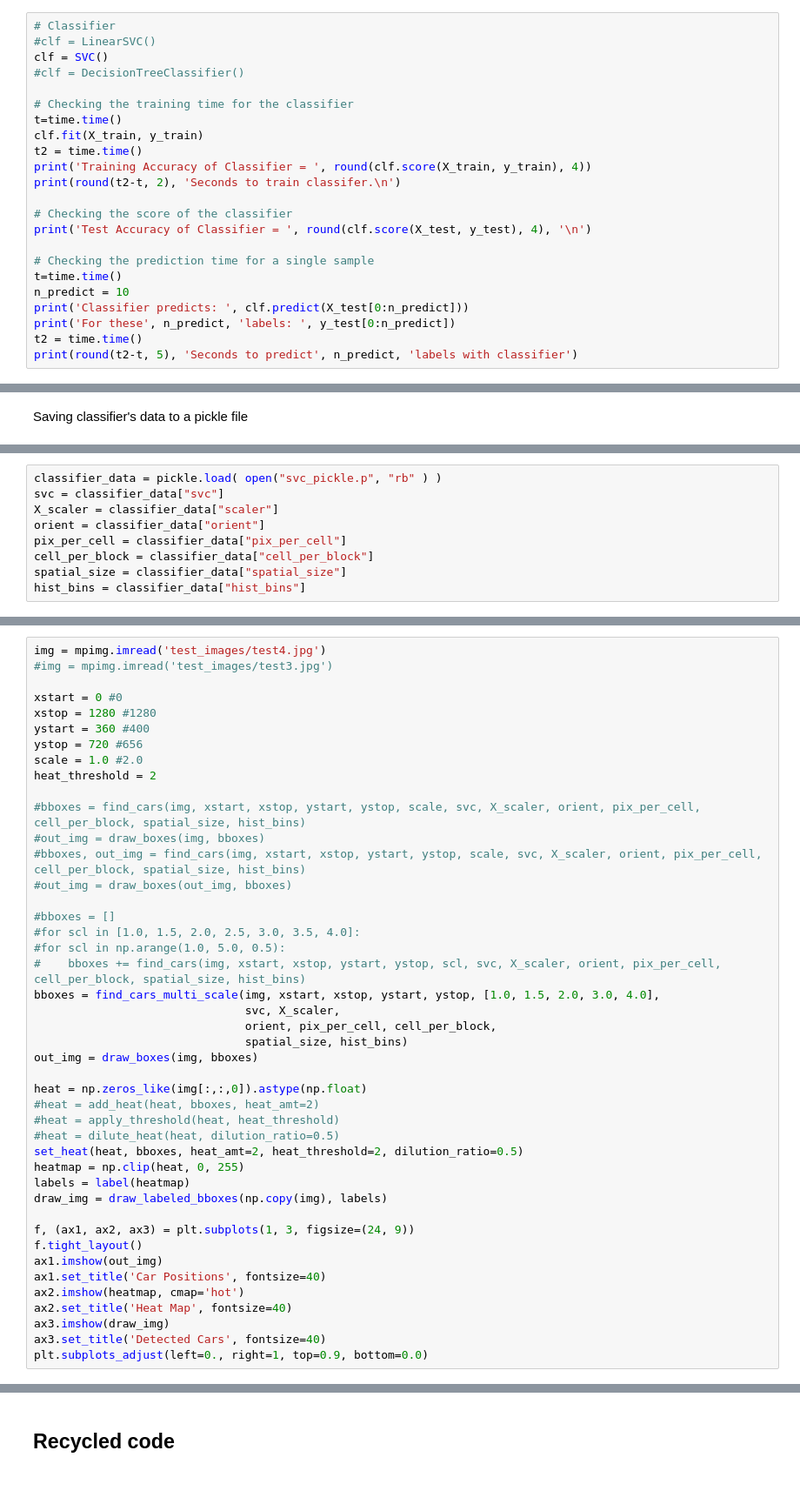
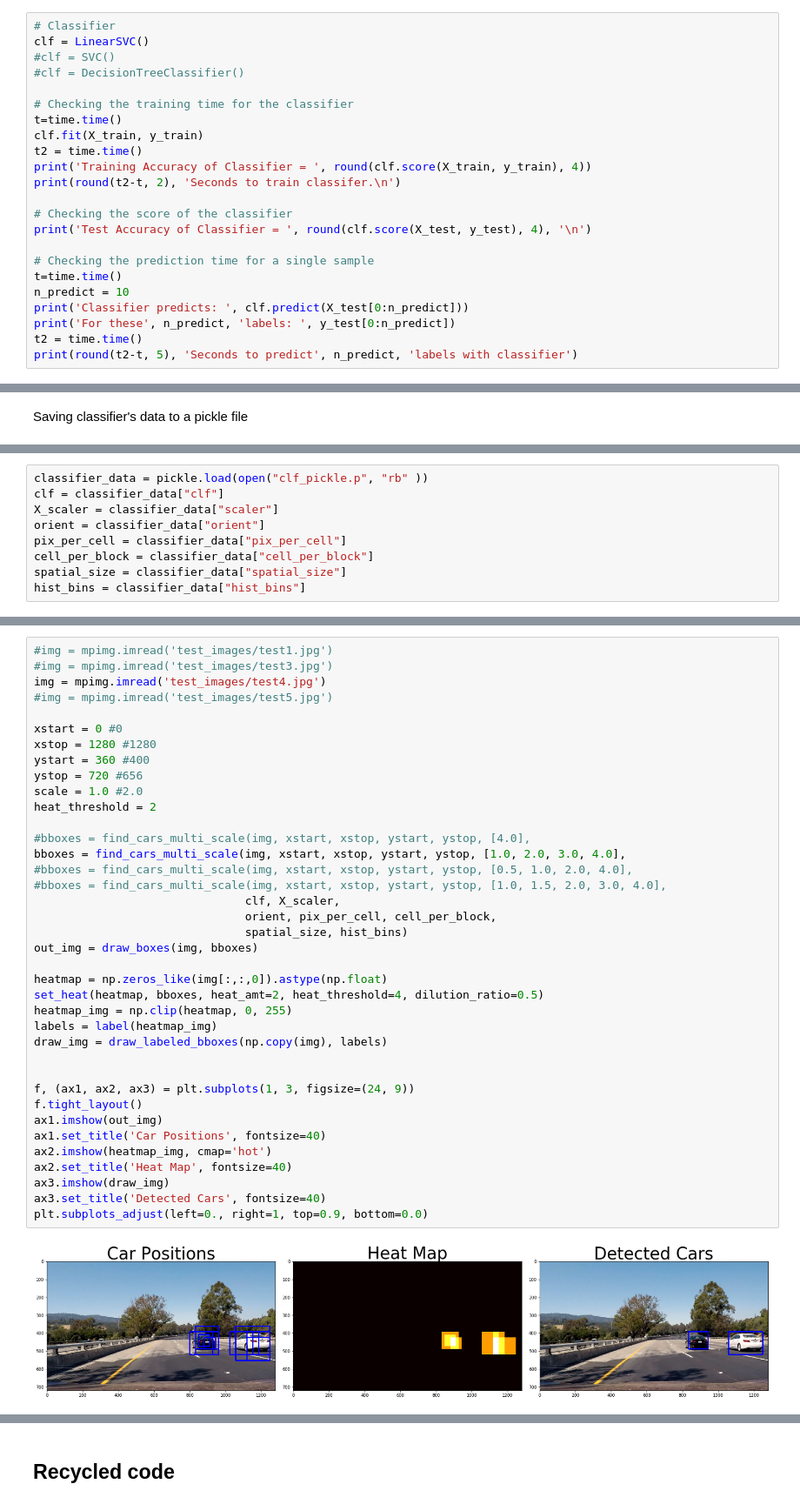
Before and after one commit to egar-garcia/CarND-Vehicle-Detection, a Jupyter notebook: P5.ipynb, the cells around one changed output, grey strips where cells are left out. Shown: that part at 87% size. Saved outputs shown, nothing was run; the diff lists cells and outputs as text.

```diff
--- a/P5.ipynb
+++ b/P5.ipynb
@@ -188,8 +196,8 @@ Feature vector length: 8460
 ### Defining and Training Classifier
 # %%
 # Classifier
-#clf = LinearSVC()
-clf = SVC()
+clf = LinearSVC()
+#clf = SVC()
 #clf = DecisionTreeClassifier()
 
 # Checking the training time for the classifier
@@ -384,6 +407,6 @@ def draw_labeled_bboxes(img, labels):
 # %%
-classifier_data = pickle.load( open("svc_pickle.p", "rb" ) )
-svc = classifier_data["svc"]
+classifier_data = pickle.load(open("clf_pickle.p", "rb" ))
+clf = classifier_data["clf"]
 X_scaler = classifier_data["scaler"]
 orient = classifier_data["orient"]
 pix_per_cell = classifier_data["pix_per_cell"]
@@ -393,44 +418,40 @@ hist_bins = classifier_data["hist_bins"]
 # %%
+#img = mpimg.imread('test_images/test1.jpg')
+#img = mpimg.imread('test_images/test3.jpg')
 img = mpimg.imread('test_images/test4.jpg')
-#img = mpimg.imread('test_images/test3.jpg')
+#img = mpimg.imread('test_images/test5.jpg')
 
 xstart = 0 #0
 xstop = 1280 #1280
 ystart = 360 #400
 ystop = 720 #656
 scale = 1.0 #2.0
 heat_threshold = 2
 
-#bboxes = find_cars(img, xstart, xstop, ystart, ystop, scale, svc, X_scaler, orient, pix_per_cell, cell_per_block, spatial_size, hist_bins)
-#out_img = draw_boxes(img, bboxes)
-#bboxes, out_img = find_cars(img, xstart, xstop, ystart, ystop, scale, svc, X_scaler, orient, pix_per_cell, cell_per_block, spatial_size, hist_bins)
-#out_img = draw_boxes(out_img, bboxes)
-
-#bboxes = []
-#for scl in [1.0, 1.5, 2.0, 2.5, 3.0, 3.5, 4.0]:
-#for scl in np.arange(1.0, 5.0, 0.5):
-#    bboxes += find_cars(img, xstart, xstop, ystart, ystop, scl, svc, X_scaler, orient, pix_per_cell, cell_per_block, spatial_size, hist_bins)
-bboxes = find_cars_multi_scale(img, xstart, xstop, ystart, ystop, [1.0, 1.5, 2.0, 3.0, 4.0],
-                               svc, X_scaler,
+#bboxes = find_cars_multi_scale(img, xstart, xstop, ystart, ystop, [4.0],
+bboxes = find_cars_multi_scale(img, xstart, xstop, ystart, ystop, [1.0, 2.0, 3.0, 4.0],
+#bboxes = find_cars_multi_scale(img, xstart, xstop, ystart, ystop, [0.5, 1.0, 2.0, 4.0],
+#bboxes = find_cars_multi_scale(img, xstart, xstop, ystart, ystop, [1.0, 1.5, 2.0, 3.0, 4.0],
+                               clf, X_scaler,
                                orient, pix_per_cell, cell_per_block,
                                spatial_size, hist_bins)
 out_img = draw_boxes(img, bboxes)
 
-heat = np.zeros_like(img[:,:,0]).astype(np.float)
-#heat = add_heat(heat, bboxes, heat_amt=2)
-#heat = apply_threshold(heat, heat_threshold)
-#heat = dilute_heat(heat, dilution_ratio=0.5)
-set_heat(heat, bboxes, heat_amt=2, heat_threshold=2, dilution_ratio=0.5)
-heatmap = np.clip(heat, 0, 255)
-labels = label(heatmap)
+heatmap = np.zeros_like(img[:,:,0]).astype(np.float)
+set_heat(heatmap, bboxes, heat_amt=2, heat_threshold=4, dilution_ratio=0.5)
+heatmap_img = np.clip(heatmap, 0, 255)
+labels = label(heatmap_img)
 draw_img = draw_labeled_bboxes(np.copy(img), labels)
+
 
 f, (ax1, ax2, ax3) = plt.subplots(1, 3, figsize=(24, 9))
 f.tight_layout()
 ax1.imshow(out_img)
 ax1.set_title('Car Positions', fontsize=40)
-ax2.imshow(heatmap, cmap='hot')
+ax2.imshow(heatmap_img, cmap='hot')
 ax2.set_title('Heat Map', fontsize=40)
 ax3.imshow(draw_img)
 ax3.set_title('Detected Cars', fontsize=40)
 plt.subplots_adjust(left=0., right=1, top=0.9, bottom=0.0)
+# %% [output]
+[figure, added]
```
Also changed, not shown: parts of 16 cells of this notebook, 5 other files.
